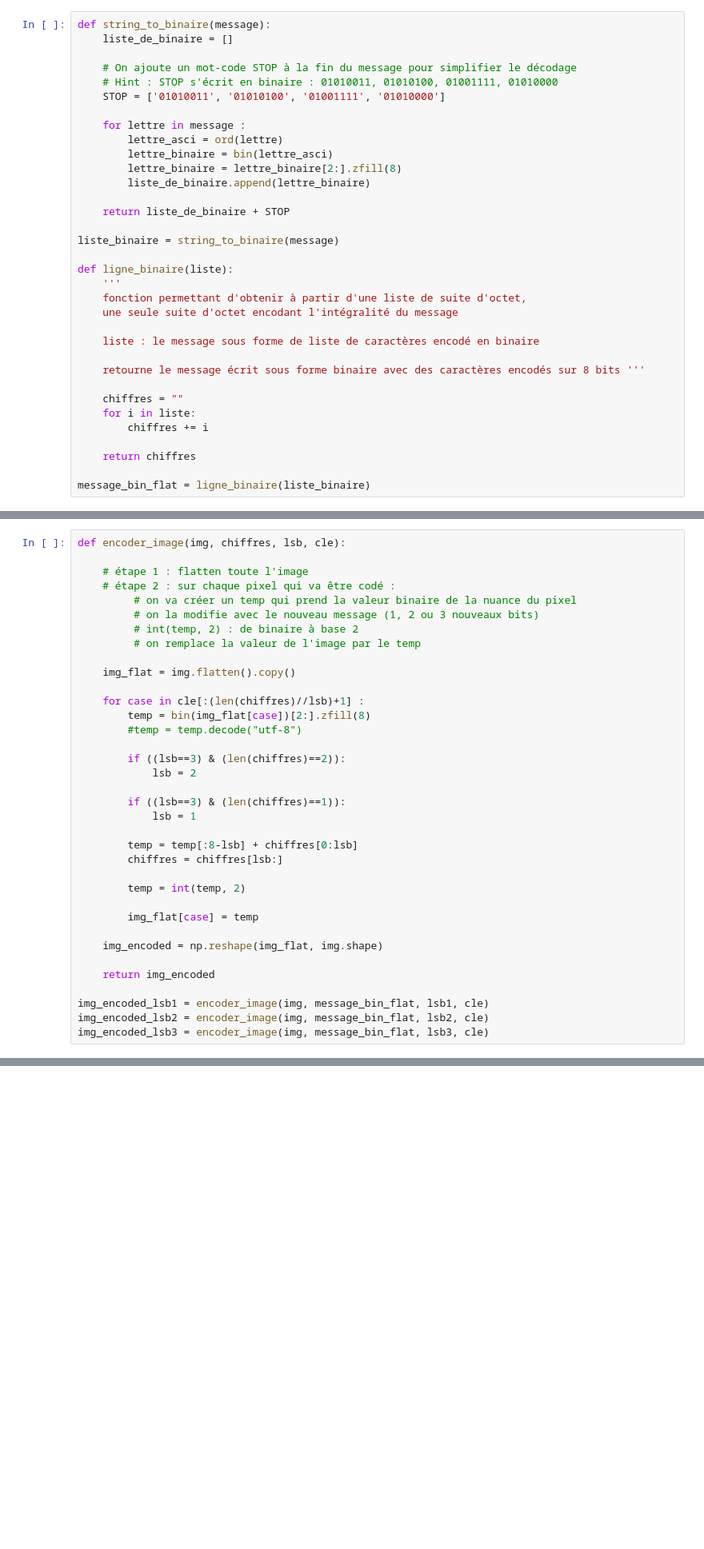
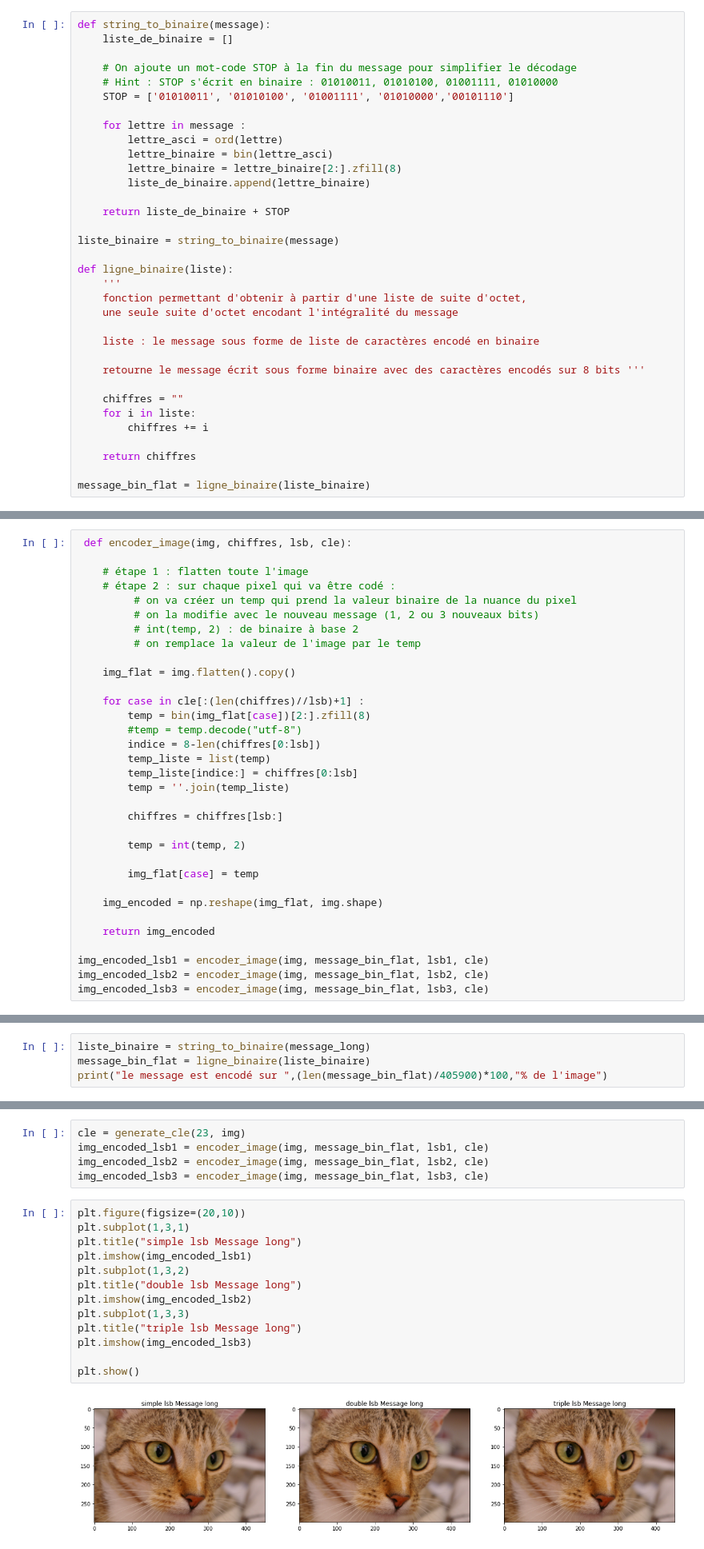
Before and after one commit to lisacsn/Steganographie, a Jupyter notebook: Stegano.ipynb, the cells around one changed output, grey strips where cells are left out. Shown at 80% size. Drawn from its saved outputs; the diff is of its cells as text; blank space fills up the shorter version.

```diff
--- a/Stegano.ipynb
+++ b/Stegano.ipynb
@@ -37,7 +37,7 @@ def string_to_binaire(message):
 
     # On ajoute un mot-code STOP à la fin du message pour simplifier le décodage
     # Hint : STOP s'écrit en binaire : 01010011, 01010100, 01001111, 01010000
-    STOP = ['01010011', '01010100', '01001111', '01010000']
+    STOP = ['01010011', '01010100', '01001111', '01010000','00101110']
 
     for lettre in message :
         lettre_asci = ord(lettre)
@@ -108,7 +108,7 @@ lsb3 = 3
 lsb2 = 2
 lsb1 = 1
 # %%
-def encoder_image(img, chiffres, lsb, cle):
+ def encoder_image(img, chiffres, lsb, cle):
 
     # étape 1 : flatten toute l'image
     # étape 2 : sur chaque pixel qui va être codé :
@@ -122,14 +122,11 @@ def encoder_image(img, chiffres, lsb, cle):
     for case in cle[:(len(chiffres)//lsb)+1] :
         temp = bin(img_flat[case])[2:].zfill(8)
         #temp = temp.decode("utf-8")
+        indice = 8-len(chiffres[0:lsb])
+        temp_liste = list(temp)
+        temp_liste[indice:] = chiffres[0:lsb]
+        temp = ''.join(temp_liste)
 
-        if ((lsb==3) & (len(chiffres)==2)):
-            lsb = 2
-
-        if ((lsb==3) & (len(chiffres)==1)):
-            lsb = 1
-
-        temp = temp[:8-lsb] + chiffres[0:lsb]
         chiffres = chiffres[lsb:]
 
         temp = int(temp, 2)
@@ -268,0 +270,4 @@ histogramme(img_encoded_lsb3, "Image après insertion du message secret lsb=3")
+# %%
+liste_binaire = string_to_binaire(message_long)
+message_bin_flat = ligne_binaire(liste_binaire)
+print("le message est encodé sur ",(len(message_bin_flat)/405900)*100,"% de l'image")
@@ -268,0 +276,20 @@ histogramme(img_encoded_lsb3, "Image après insertion du message secret lsb=3")
+# %%
+cle = generate_cle(23, img)
+img_encoded_lsb1 = encoder_image(img, message_bin_flat, lsb1, cle)
+img_encoded_lsb2 = encoder_image(img, message_bin_flat, lsb2, cle)
+img_encoded_lsb3 = encoder_image(img, message_bin_flat, lsb3, cle)
+# %%
+plt.figure(figsize=(20,10))
+plt.subplot(1,3,1)
+plt.title("simple lsb Message long")
+plt.imshow(img_encoded_lsb1)
+plt.subplot(1,3,2)
+plt.title("double lsb Message long")
+plt.imshow(img_encoded_lsb2)
+plt.subplot(1,3,3)
+plt.title("triple lsb Message long")
+plt.imshow(img_encoded_lsb3)
+
+plt.show()
+# %% [output]
+[figure, added]
```
Also changed, not shown: parts of 9 cells of this notebook.
